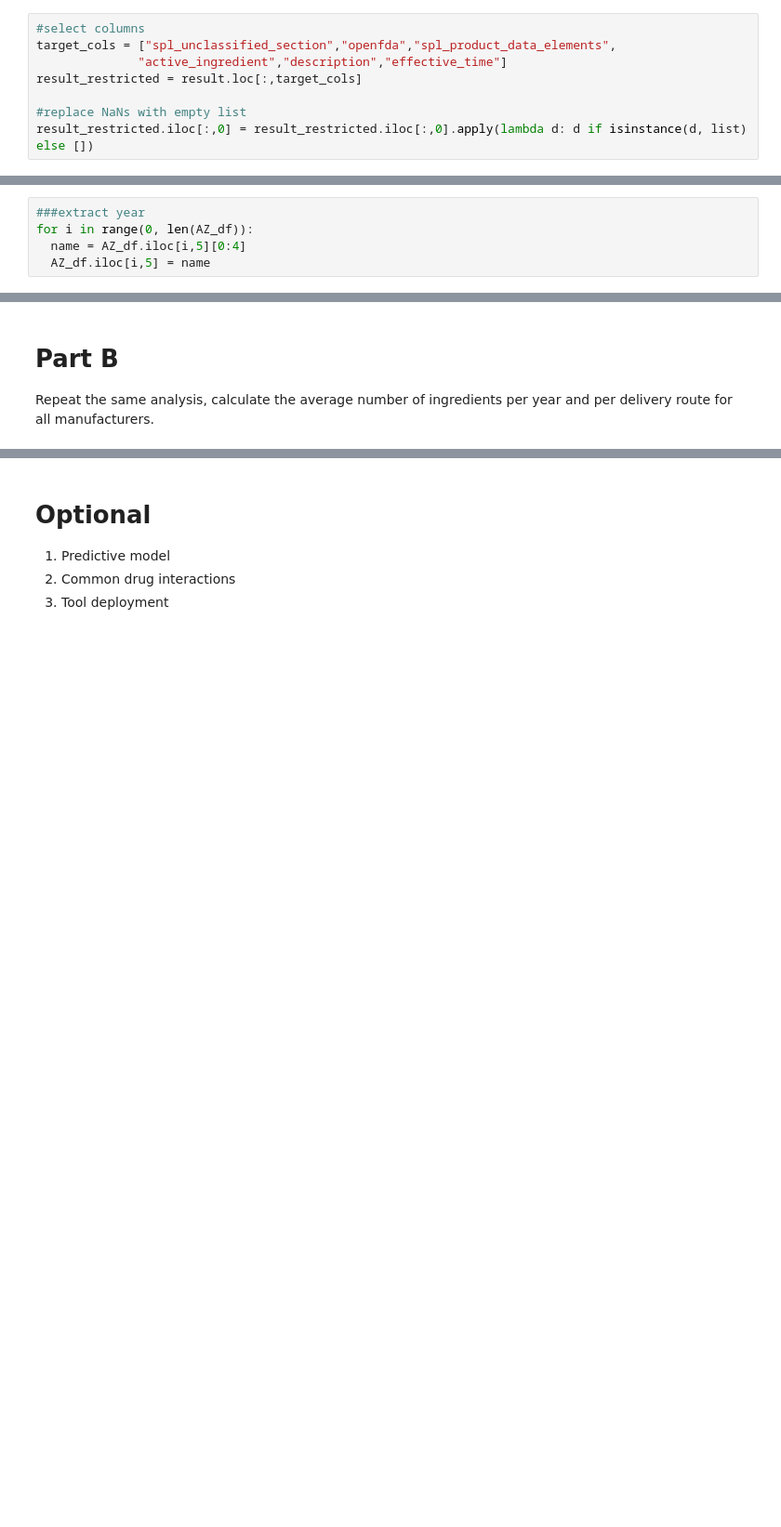
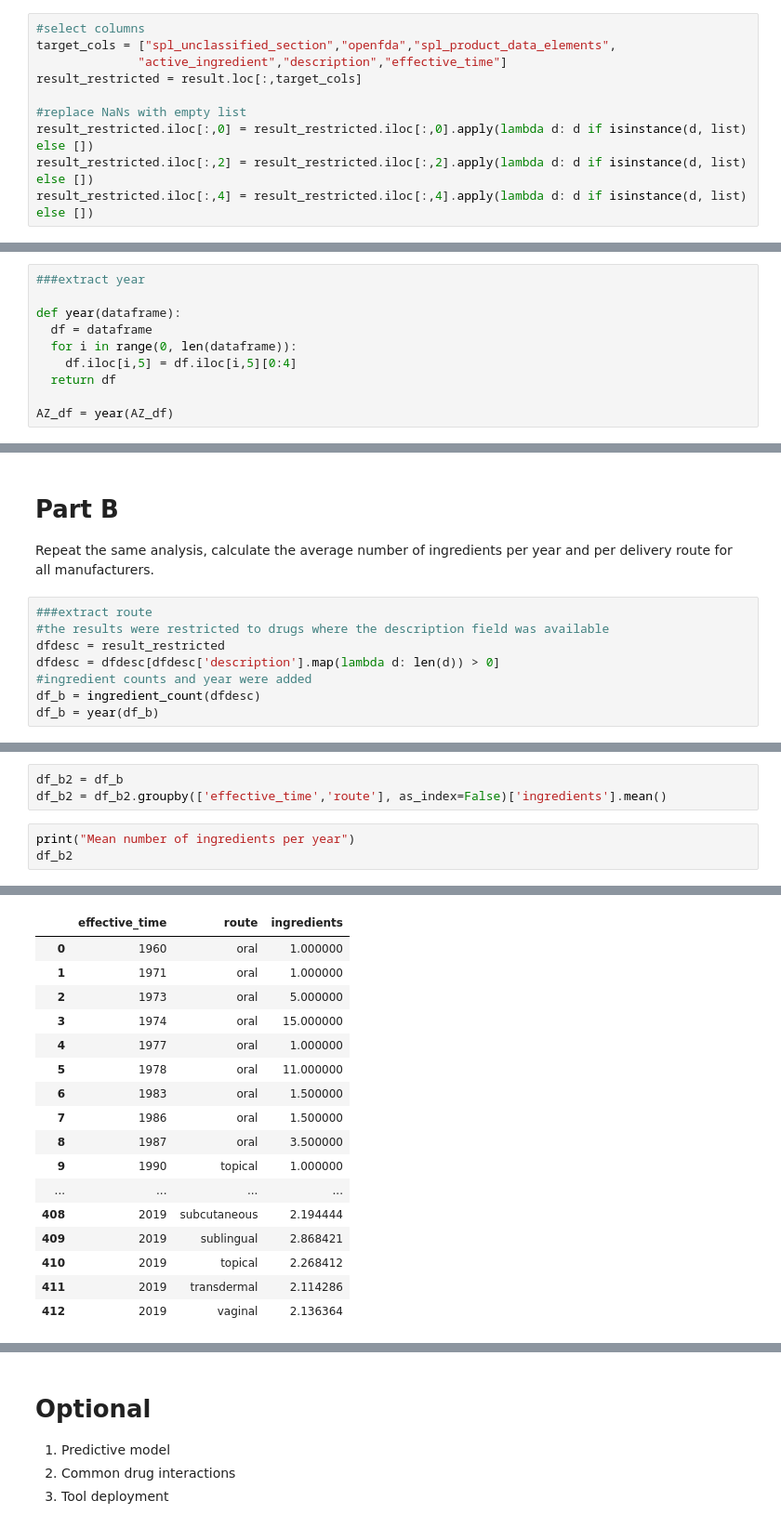
Before and after one commit to BStricks/NLP_practice, a Jupyter notebook: AZ.ipynb, the cells around one changed output, grey strips where cells are left out. Shown: that part at 93% size. Drawn from its saved outputs; the diff is of its cells as text; blank space fills up the shorter version.

```diff
--- a/AZ.ipynb
+++ b/AZ.ipynb
@@ -94,5 +92,7 @@ result_restricted = result.loc[:,target_cols]
 
 #replace NaNs with empty list
 result_restricted.iloc[:,0] = result_restricted.iloc[:,0].apply(lambda d: d if isinstance(d, list) else [])
+result_restricted.iloc[:,2] = result_restricted.iloc[:,2].apply(lambda d: d if isinstance(d, list) else [])
+result_restricted.iloc[:,4] = result_restricted.iloc[:,4].apply(lambda d: d if isinstance(d, list) else [])
 # %%
 ###extract all AZ drugs
@@ -174,7 +186,12 @@ AZ_df.loc[:,'ingredients'] = ingredients
 # %%
 ###extract year
-for i in range(0, len(AZ_df)):
-  name = AZ_df.iloc[i,5][0:4]
-  AZ_df.iloc[i,5] = name
+
+def year(dataframe):
+  df = dataframe
+  for i in range(0, len(dataframe)):
+    df.iloc[i,5] = df.iloc[i,5][0:4]
+  return df
+
+AZ_df = year(AZ_df)
 # %%
 ###extract name
@@ -252,4 +275,12 @@ plt.show()
 # Part B
 
 Repeat the same analysis, calculate the average number of ingredients per year and per delivery route for all manufacturers.
+# %%
+###extract route
+#the results were restricted to drugs where the description field was available
+dfdesc = result_restricted
+dfdesc = dfdesc[dfdesc['description'].map(lambda d: len(d)) > 0]
+#ingredient counts and year were added
+df_b = ingredient_count(dfdesc)
+df_b = year(df_b)
 # %%
@@ -285,0 +318,7 @@ AZ_df['route'] = routes_list
+# %%
+df_b2 = df_b
+df_b2 = df_b2.groupby(['effective_time','route'], as_index=False)['ingredients'].mean()
+# %%
+print("Mean number of ingredients per year")
+df_b2
+# %% [output]
@@ -285,0 +326,17 @@ AZ_df['route'] = routes_list
+|  | effective_time | route | ingredients |
+| 0 | 1960 | oral | 1.000000 |
+| 1 | 1971 | oral | 1.000000 |
+| 2 | 1973 | oral | 5.000000 |
+| 3 | 1974 | oral | 15.000000 |
+| 4 | 1977 | oral | 1.000000 |
+| 5 | 1978 | oral | 11.000000 |
+| 6 | 1983 | oral | 1.500000 |
+| 7 | 1986 | oral | 1.500000 |
+| 8 | 1987 | oral | 3.500000 |
+| 9 | 1990 | topical | 1.000000 |
+| ... | ... | ... | ... |
+| 408 | 2019 | subcutaneous | 2.194444 |
+| 409 | 2019 | sublingual | 2.868421 |
+| 410 | 2019 | topical | 2.268412 |
+| 411 | 2019 | transdermal | 2.114286 |
+| 412 | 2019 | vaginal | 2.136364 |
```
Also changed, not shown: parts of 8 cells of this notebook.
